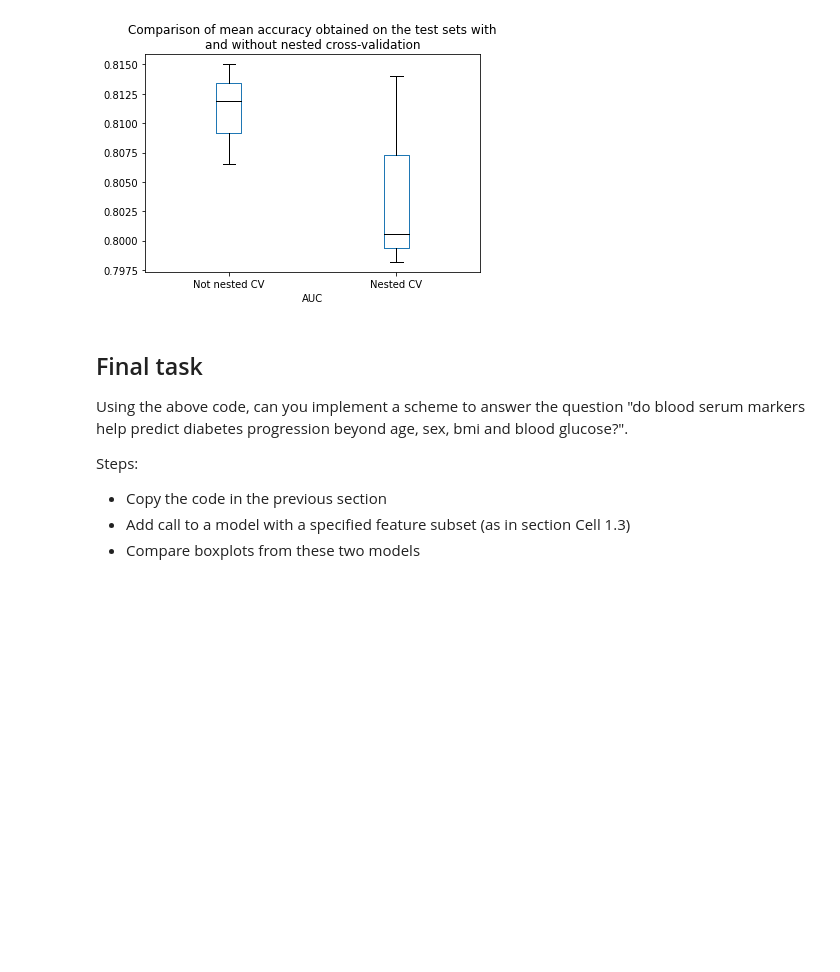
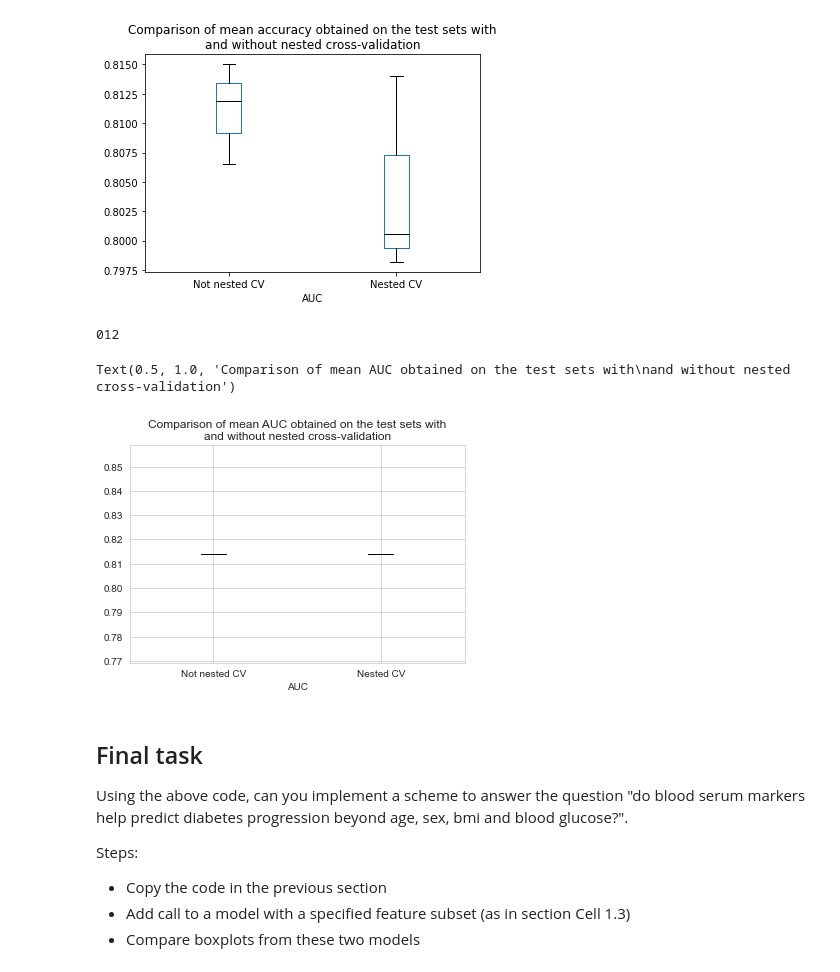
Before and after one commit to bwgoudey/IntroMLforLifeScienceWorkshopPython, a Jupyter notebook: IntroMLforLifeScienceWorkshop2022.ipynb, the cells around one changed output. Drawn from its saved outputs; the diff is of its cells as text; code cells hidden in the pictures; blank space fills up the shorter version.

Commit message:
Added missing text!

```diff
--- a/IntroMLforLifeScienceWorkshop2022.ipynb
+++ b/IntroMLforLifeScienceWorkshop2022.ipynb
@@ -353,22 +351,19 @@ These standardised interfaces allow us to easily explore the impact of different
 from sklearn.ensemble import RandomForestClassifier
 from sklearn.tree import DecisionTreeClassifier
 
-X, y, X_ext, y_ext = load_diabetes_data(n_noise=20)
+#X, y, X_ext, y_ext = load_diabetes_data(n_noise=20)
 
-
-
-#clf=LogisticRegression(penalty='none', solver="saga", tol=0.01)
+clf=LogisticRegression(penalty='none', solver="saga", tol=0.01)
 #clf=LogisticRegression(penalty='l2',C=10, tol=0.01)
 #clf=RandomForestClassifier(max_depth=1, random_state=0)
 #clf=DecisionTreeClassifier(max_depth=None, random_state=0)
 
-
+#Fit the classifier of interest
 clf.fit(X_train, y)
 
 # Get predicted labels from the classifier. Here, the 'predict_proba' function returns probabilities of the labels (e.g 75% of belonging to class 1)
 y_pred = clf.predict_proba(X_train)[:,1]
 y_ext_pred = clf.predict_proba(X_eval)[:,1]
-
 
 fig, ax=plt.subplots(nrows=1,ncols=2, figsize=(10,5), dpi= 100, facecolor='w', edgecolor='k')
 
@@ -689,8 +695,8 @@ clf = RandomForestClassifier(max_depth=20, random_state=0)
 
 # Form a grid of parameters to look over
 n_feats=[1,2,3, 4,5, 6, 8,12,16,20, 24, 28, 32]
-n_feats=filter(lambda x: x<=len(X_train.columns), n_feats)
-#param_grid = {"selectkbest__k": n_feats, "logisticregression__C": [0.01, 0.1, 1,5, 10, 50, 100]}
+n_feats=list(filter(lambda x: x<=len(X_train.columns), n_feats))
+x   #param_grid = {"selectkbest__k": n_feats, "logisticregression__C": [0.01, 0.1, 1,5, 10, 50, 100]}
 param_grid = {"selectkbest__k": n_feats, "randomforestclassifier__max_depth": [5, 20, 50, 100]}
 
 
@@ -734,6 +740,53 @@ plt.title("Comparison of mean accuracy obtained on the test sets with\n"
 012
 Text(0.5, 1.0, 'Comparison of mean accuracy obtained on the test sets with\nand without nested cross-validation')
 [figure]
+# %%
+X, y, X_ext, y_ext = load_diabetes_data(n_noise=10)
+
+#clf = LogisticRegression(penalty='l1', solver="saga", tol=0.01)
+#param_grid = {"logisticregression__C": [0.01, 0.1, 1,5, 10, 50, 100]}
+
+clf = RandomForestClassifier(max_depth=20, random_state=0)
+param_grid = {"randomforestclassifier__max_depth": [20, 50, 100]}
+
+model_to_tune = make_pipeline(clf)
+
+test_score_not_nested = []
+test_score_nested = []
+
+n_rep = 3
+n_split_outer=3
+n_split_inner=3
+
+#estimator
+
+for i in range(n_rep):
+    print(i, end='')
+
+    # Non_nested parameter search and scoring
+    model = GridSearchCV(estimator=model_to_tune, param_grid=param_grid, cv=n_split_inner, scoring="roc_auc")
+    model.fit(X, y)
+    test_score_not_nested.append(model.best_score_)
+
+    # Nested CV with parameter optimization
+    test_score = cross_val_score(model, X=X, y=y, cv=n_split_outer, scoring="roc_auc")
+    test_score_nested.append(test_score.mean())
+
+all_scores = {
+    "Not nested CV": test_score_not_nested,
+    "Nested CV": test_score_nested,
+}
+all_scores = pd.DataFrame(all_scores)
+
+color = {"whiskers": "black", "medians": "black", "caps": "black"}
+all_scores.plot.box(color=color, vert=True)
+plt.xlabel("AUC")
+plt.title("Comparison of mean AUC obtained on the test sets with\n"
+              "and without nested cross-validation")
+# %% [output]
+012
+Text(0.5, 1.0, 'Comparison of mean AUC obtained on the test sets with\nand without nested cross-validation')
+[figure, added]
 # %% [markdown]
 ## Final task
 Using the above code, can you implement a scheme to answer the question "do blood serum markers help predict diabetes progression beyond age, sex, bmi and blood glucose?".
```
Also changed, not shown: parts of 4 cells of this notebook, 1 other file.
